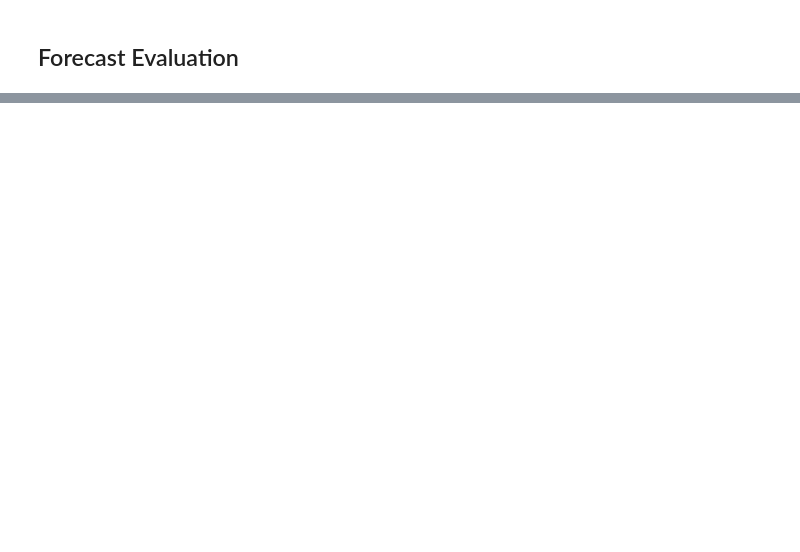
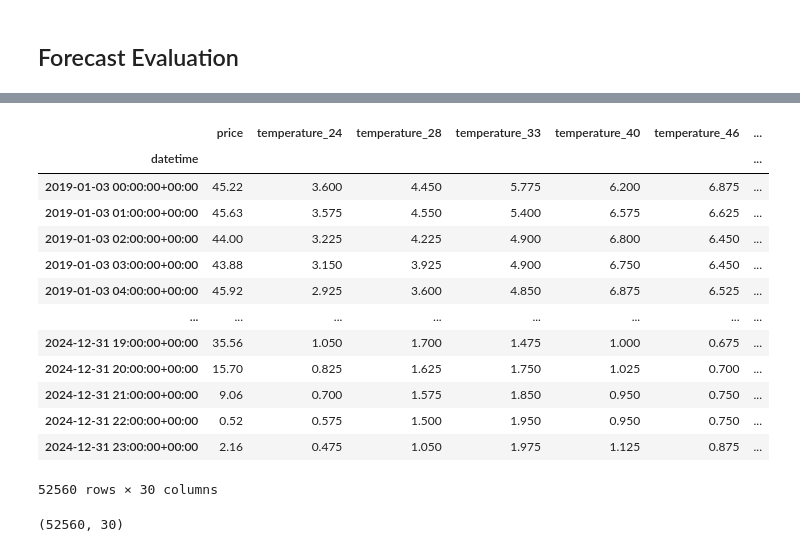
Before and after one commit to BenLeidig/de_lu_epf, a Jupyter notebook: doc/model_evaluation.ipynb, the cells around one changed output, grey strips where cells are left out. Drawn from its saved outputs; the diff is of its cells as text; code cells hidden in the pictures; blank space fills up the shorter version.

```diff
--- a/doc/model_evaluation.ipynb
+++ b/doc/model_evaluation.ipynb
@@ -324,0 +419,21 @@ plt.show()
+# %%
+df
+# %% [output]
+|  | price | temperature_24 | temperature_28 | temperature_33 | temperature_40 | temperature_46 | ... |
+| datetime |  |  |  |  |  |  | ... |
+| 2019-01-03 00:00:00+00:00 | 45.22 | 3.600 | 4.450 | 5.775 | 6.200 | 6.875 | ... |
+| 2019-01-03 01:00:00+00:00 | 45.63 | 3.575 | 4.550 | 5.400 | 6.575 | 6.625 | ... |
+| 2019-01-03 02:00:00+00:00 | 44.00 | 3.225 | 4.225 | 4.900 | 6.800 | 6.450 | ... |
+| 2019-01-03 03:00:00+00:00 | 43.88 | 3.150 | 3.925 | 4.900 | 6.750 | 6.450 | ... |
+| 2019-01-03 04:00:00+00:00 | 45.92 | 2.925 | 3.600 | 4.850 | 6.875 | 6.525 | ... |
+| ... | ... | ... | ... | ... | ... | ... | ... |
+| 2024-12-31 19:00:00+00:00 | 35.56 | 1.050 | 1.700 | 1.475 | 1.000 | 0.675 | ... |
+| 2024-12-31 20:00:00+00:00 | 15.70 | 0.825 | 1.625 | 1.750 | 1.025 | 0.700 | ... |
+| 2024-12-31 21:00:00+00:00 | 9.06 | 0.700 | 1.575 | 1.850 | 0.950 | 0.750 | ... |
+| 2024-12-31 22:00:00+00:00 | 0.52 | 0.575 | 1.500 | 1.950 | 0.950 | 0.750 | ... |
+| 2024-12-31 23:00:00+00:00 | 2.16 | 0.475 | 1.050 | 1.975 | 1.125 | 0.875 | ... |
+52560 rows × 30 columns
+# %%
+df.shape
+# %% [output]
+(52560, 30)
```
Also changed, not shown: parts of 14 cells of this notebook, 10 other files.
